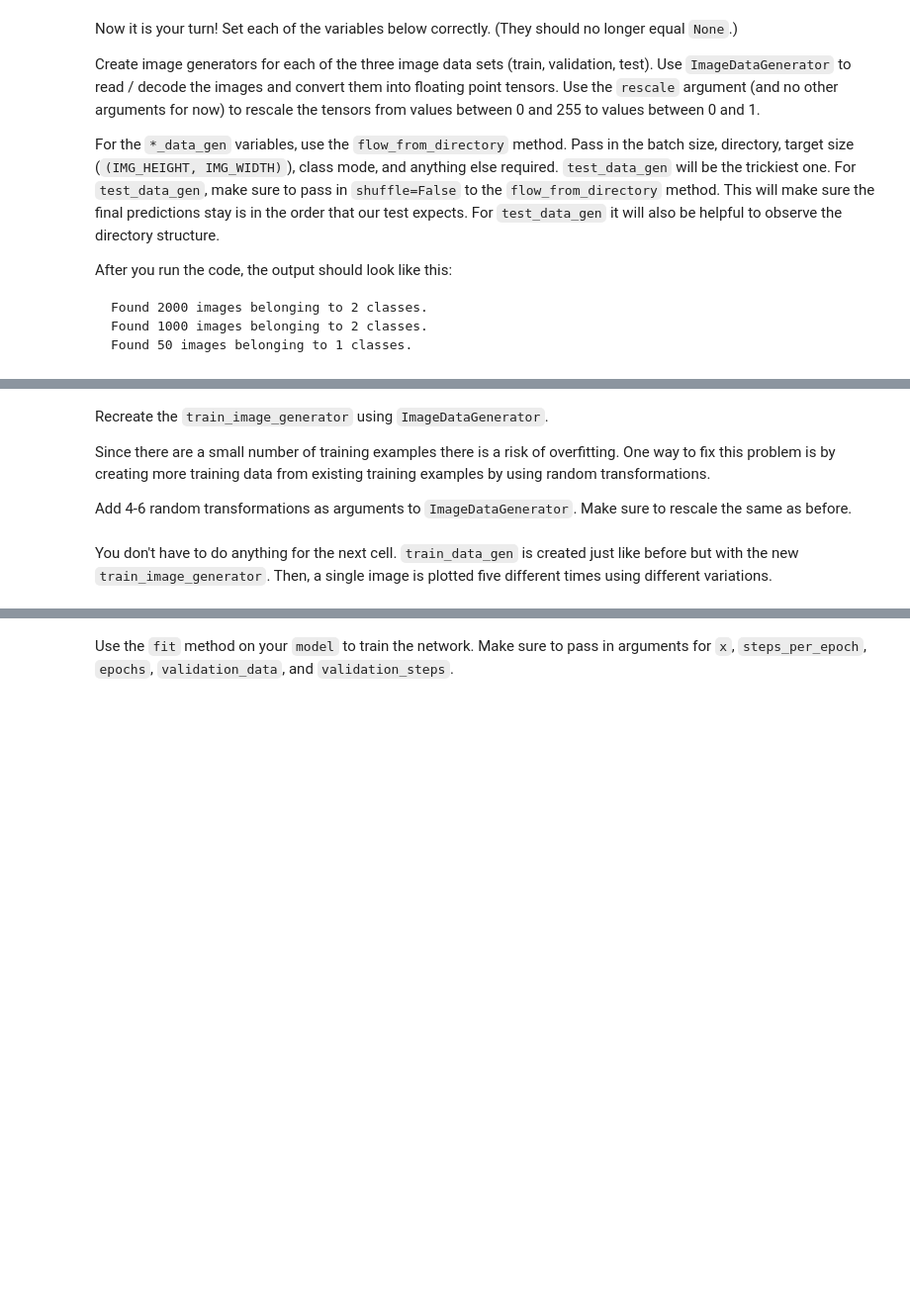
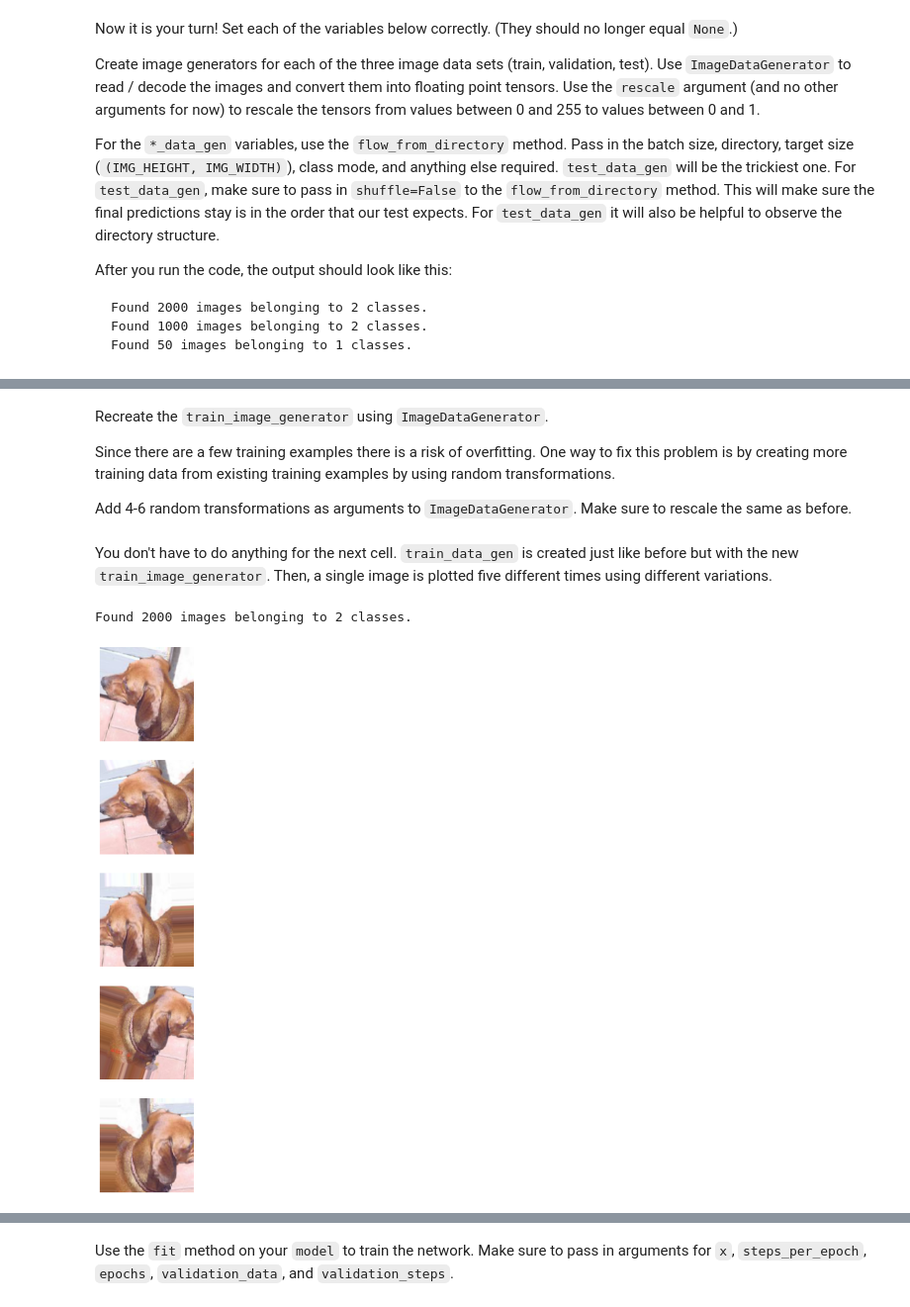
Before and after one commit to letientai299/freecodecamp, a Jupyter notebook: ai/cv/readme.ipynb, the cells around one changed output, grey strips where cells are left out. Shown at 99% size. Cells and saved outputs as stored; diff of their text form; code cells hidden in the pictures; blank space fills up the shorter version.

Commit message:
Done the ai/cv problem

```diff
--- a/ai/cv/readme.ipynb
+++ b/ai/cv/readme.ipynb
@@ -133,6 +187,9 @@ plotImages(sample_training_images[:5])
 # %% [markdown]
 Recreate the `train_image_generator` using `ImageDataGenerator`.
 
-Since there are a small number of training examples there is a risk of overfitting. One way to fix this problem is by creating more training data from existing training examples by using random transformations.
+Since there are a few training examples there is a risk of
+overfitting. One way to fix this problem is by creating more training data from
+existing training examples by using random transformations.
 
-Add 4-6 random transformations as arguments to `ImageDataGenerator`. Make sure to rescale the same as before.
+Add 4-6 random transformations as arguments to `ImageDataGenerator`. Make sure
+to rescale the same as before.
@@ -141,12 +196,29 @@ train_image_generator = None
+# %%
+train_image_generator = ImageDataGenerator(
+    rescale=rescale,
+    horizontal_flip=True,
+    rotation_range=20,
+    zoom_range=0.15,
+    width_shift_range=0.2,
+    height_shift_range=0.2,
+    shear_range=0.15,
+    fill_mode="nearest"
+)
 # %% [markdown]
-You don't have to do anything for the next cell. `train_data_gen` is created just like before but with the new `train_image_generator`. Then, a single image is plotted five different times using different variations.
+You don't have to do anything for the next cell. `train_data_gen` is created
+just like before but with the new `train_image_generator`. Then, a single image
+is plotted five different times using different variations.
 # %%
-train_data_gen = train_image_generator.flow_from_directory(batch_size=batch_size,
-                                                     directory=train_dir,
-                                                     target_size=(IMG_HEIGHT, IMG_WIDTH),
-                                                     class_mode='binary')
+train_data_gen = train_image_generator.flow_from_directory(
+    batch_size=batch_size,
+    directory=train_dir,
+    target_size=(IMG_HEIGHT, IMG_WIDTH),
+    class_mode='binary')
 
 augmented_images = [train_data_gen[0][0][0] for i in range(5)]
 
 plotImages(augmented_images)
+# %% [output]
+Found 2000 images belonging to 2 classes.
+[figure, added]
 # %% [markdown]
```
Also changed, not shown: parts of 27 cells of this notebook, 6 other files.
